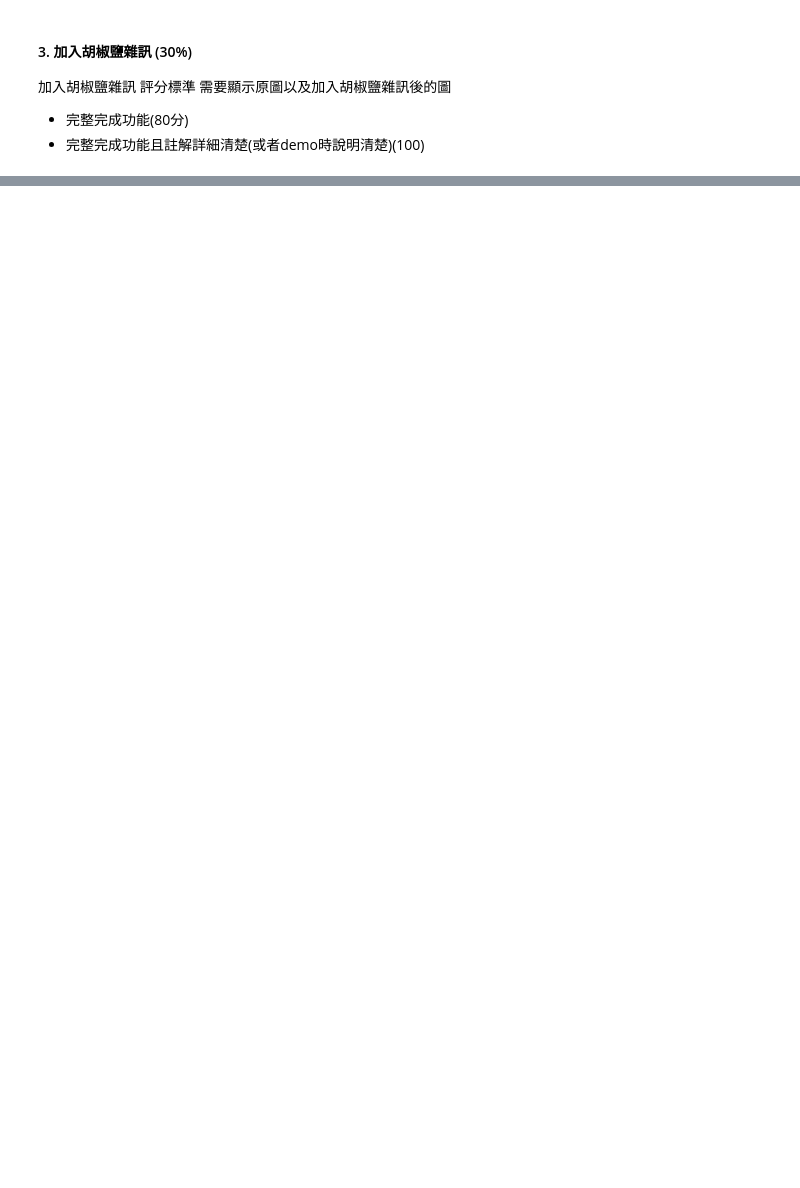
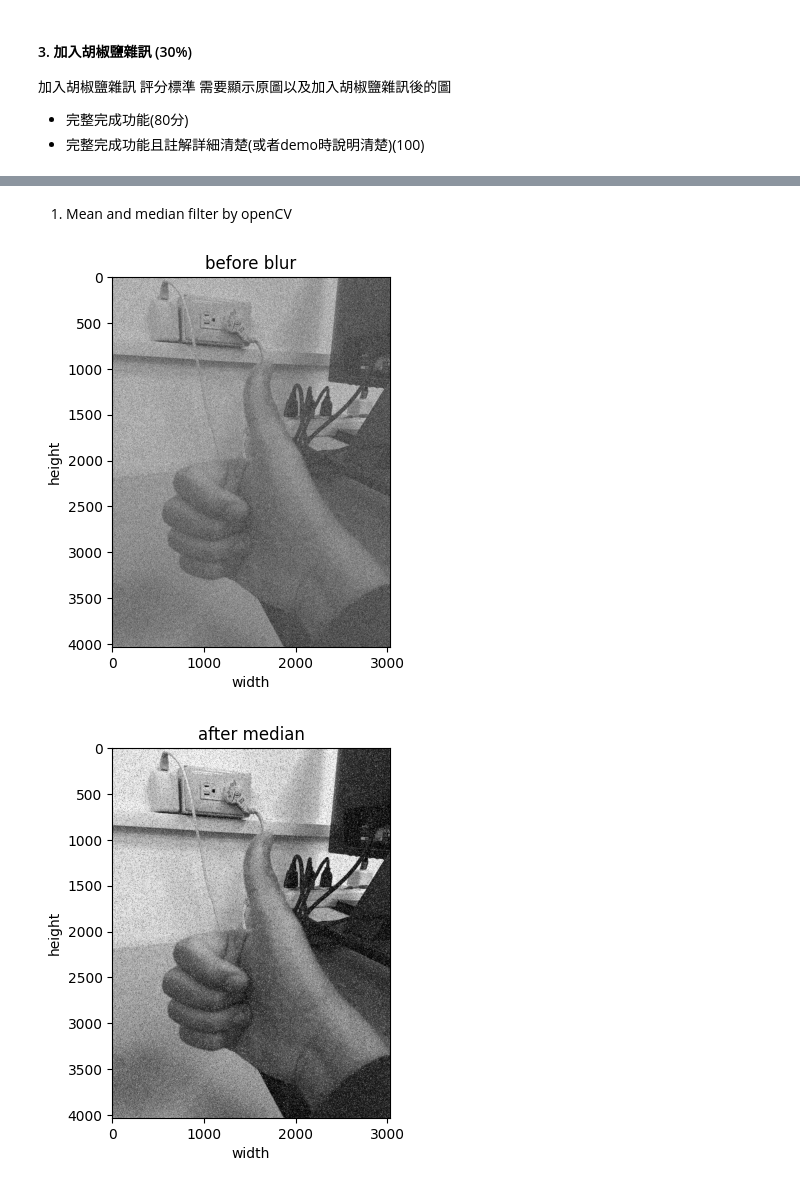
Before and after one commit to hhjjy/capstone, a Jupyter notebook: hw_1.ipynb, the cells around one changed output, grey strips where cells are left out. Drawn from its saved outputs; the diff is of its cells as text; code cells hidden in the pictures; blank space fills up the shorter version.

```diff
--- a/hw_1.ipynb
+++ b/hw_1.ipynb
@@ -197,0 +215,27 @@ show_img(new,title="add salt and pepper",xlabel="width",ylabel="height")
+# %% [markdown]
+1. Mean and median filter by openCV
+# %%
+def show_img(img,title,xlabel,ylabel):
+    plt.figure()
+    plt.title(title)
+    plt.imshow(img, cmap='gray')
+    plt.xlabel(xlabel)
+    plt.ylabel(ylabel)
+    plt.show()
+img = cv2.imread('hw1.jpeg')
+gray_image = cv2.cvtColor(img, cv2.COLOR_BGR2GRAY)
+# 轉成等化圖對比度拉高
+eqHist = cv2.equalizeHist(gray_image)
+# 加入胡椒鹽雜訊 0.3 白點比例 0.3 黑點比例
+add_noise = add_salt_and_pepper(eqHist,0.3,0.3)
+# 中值濾波
+median = cv2.medianBlur(add_noise, ksize=3)  # ksize 是核心大小，決定了濾波器的範圍
+# 平均值濾波
+avg_blur = cv2.blur(add_noise, (3, 3))  # 使用 3x3 的ksize进行平均值滤波
+# 顯示圖片
+show_img(add_noise,title="before blur",xlabel="width",ylabel="height")
+show_img(median,title="after median",xlabel="width",ylabel="height")
+show_img(avg_blur,title="after avg",xlabel="width",ylabel="height")
+# %% [output]
+[figure, added]
+[figure, added]
```
Also changed, not shown: parts of 7 cells of this notebook, 9 other files.
